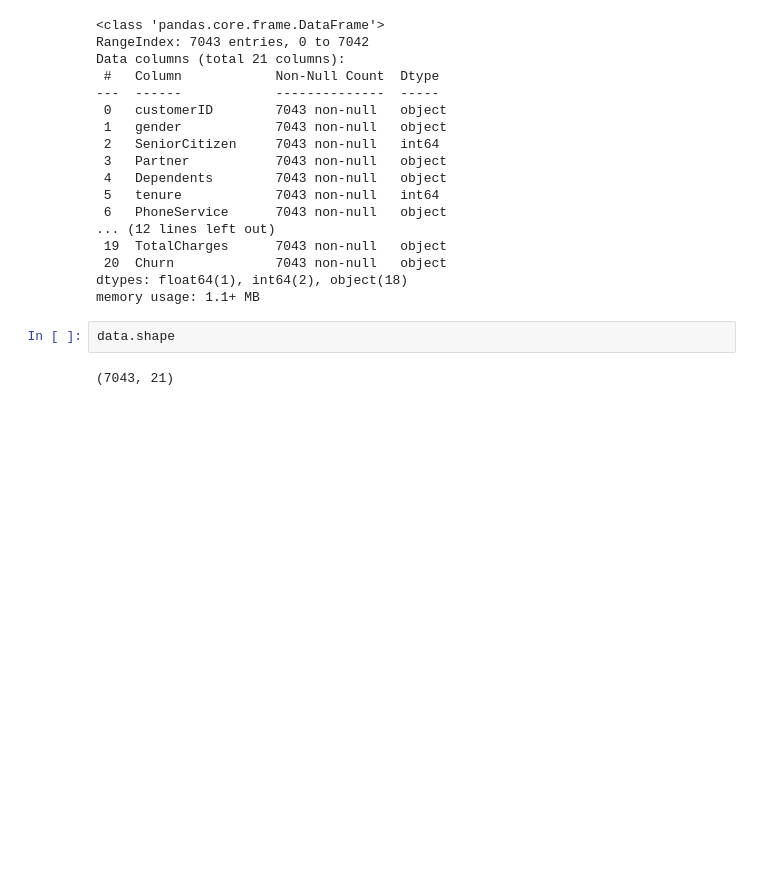
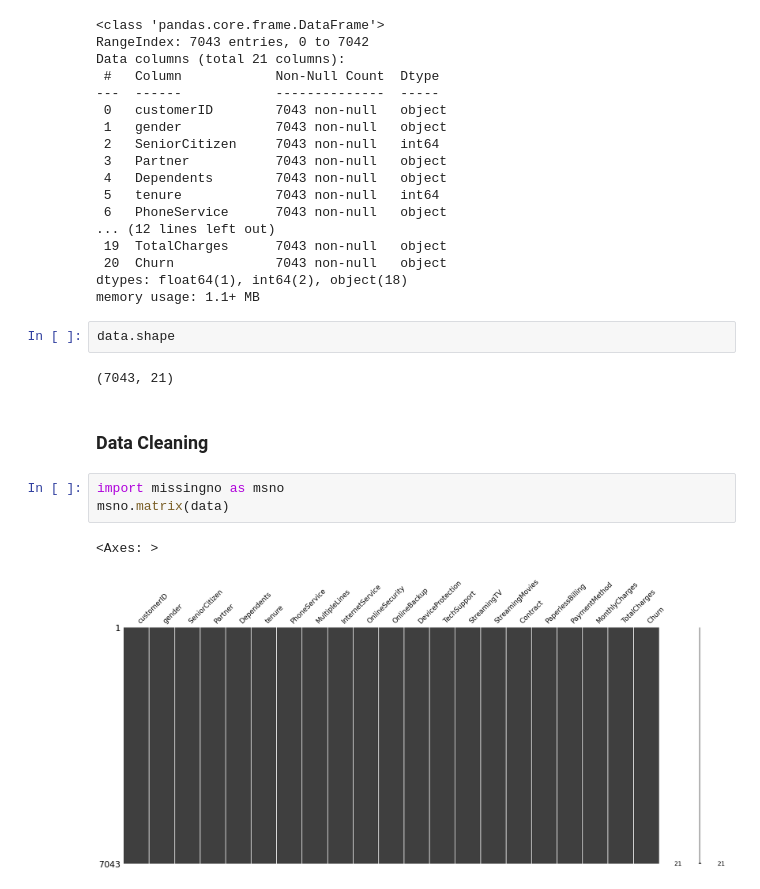
Before and after one commit to hmtalha786/Movie-Review-Sentiment-Analysis, a Jupyter notebook: Code.ipynb, the cells around one changed output. Drawn from its saved outputs; the diff is of its cells as text; blank space fills up the shorter version.

Commit message:
Data Cleaning

```diff
--- a/Code.ipynb
+++ b/Code.ipynb
@@ -96,3 +96,11 @@ memory usage: 1.1+ MB
 data.shape
 # %% [output]
 (7043, 21)
+# %% [markdown]
+### Data Cleaning
+# %%
+import missingno as msno
+msno.matrix(data)
+# %% [output]
+<Axes: >
+[figure, added]
```
Also changed, not shown: parts of 11 cells of this notebook.
